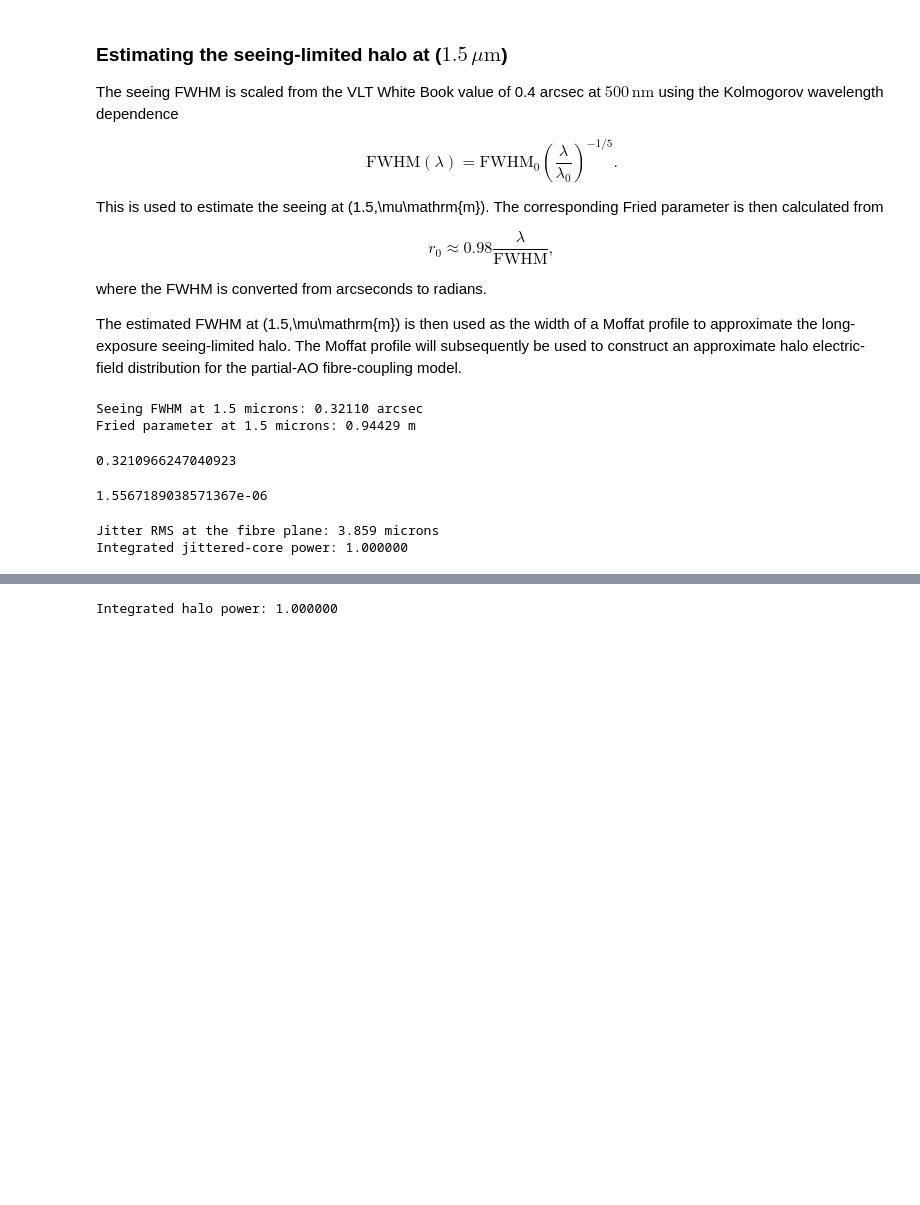
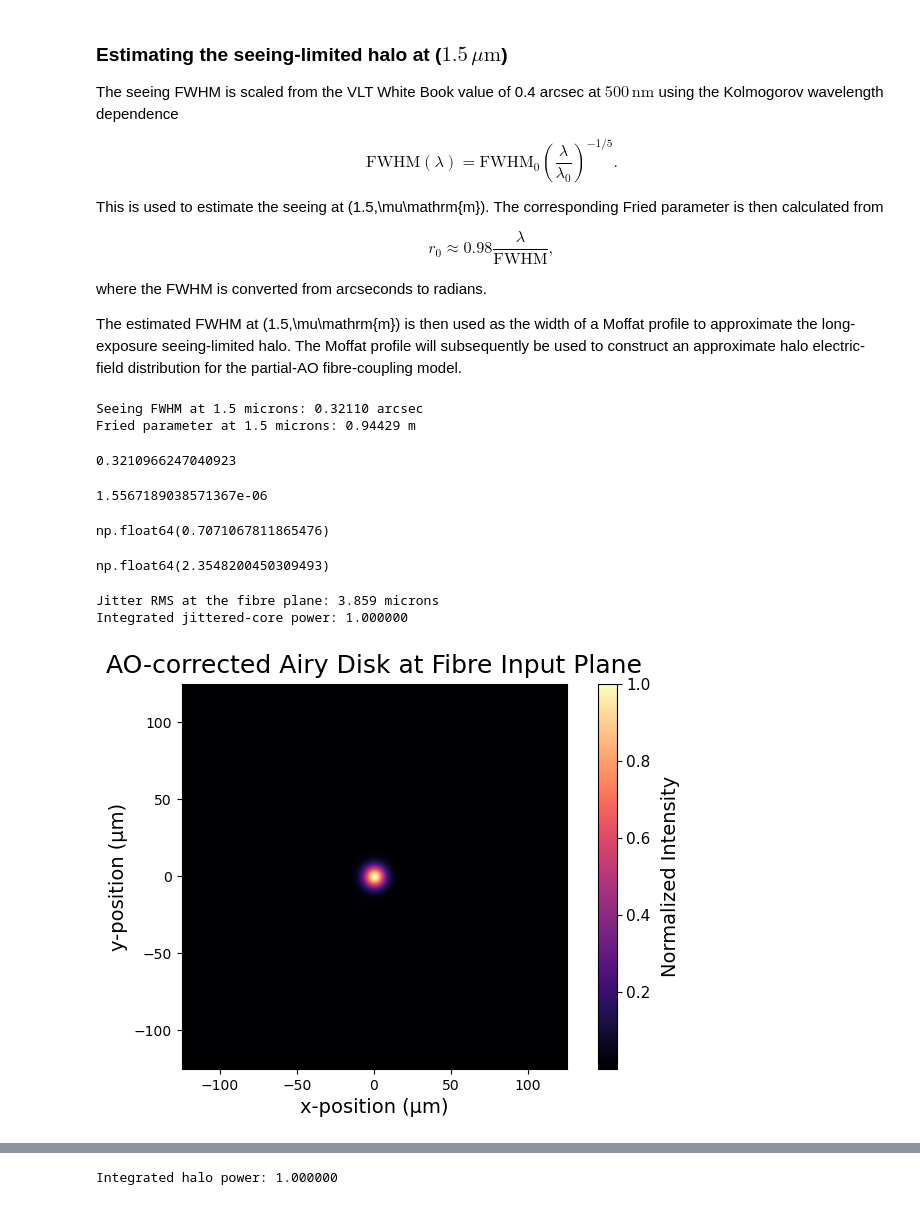
Before and after one commit to TongyueLiu/OH-Suppression-MRes-Project, a Jupyter notebook: notebooks/estimate_AO_system_throughput.ipynb, the cells around one changed output, grey strips where cells are left out. Cells and saved outputs as stored; diff of their text form; code cells hidden in the pictures; blank space fills up the shorter version.

```diff
--- a/notebooks/estimate_AO_system_throughput.ipynb
+++ b/notebooks/estimate_AO_system_throughput.ipynb
@@ -365,3 +443,11 @@ def gaussian_jitter_kernel_2d(x, y, jitter_rms_mas, F_eff, D_tel):
+# %%
+np.sqrt(1/2)
+# %% [output]
+np.float64(0.7071067811865476)
+# %%
+np.sqrt(2* np.log(2))*2
+# %% [output]
+np.float64(2.3548200450309493)
 # %%
 # Convolve the airy intensity with the jitter Gaussian kernel
 
@@ -443,3 +529,19 @@ dy = y[1, 0] - y[0, 0]
 I_core_jittered = fftconvolve(I_airy_norm, jitter_kernel, mode='same') * dx * dy
 
 I_core_jittered_norm = normalize_intensity_2d(I_core_jittered, x, y)
+# %%
+plt.figure(figsize=(8, 5))
+plt.imshow(I_core_jittered_norm / I_core_jittered_norm.max(), cmap='magma', extent=(x.min()*1e6, x.max()*1e6, y.min()*1e6, y.max()*1e6))
+plt.xlabel("x-position (μm)", fontsize=14)
+plt.ylabel("y-position (μm)", fontsize=14)
+# plt.ylabel("Halo intensity (normalized to unit integrated power)")
+plt.title("AO-corrected Airy Disk at Fibre Input Plane", fontsize=18, pad=8) # move the title higher to avoid overlap with the colorbar
+
+# plt.colorbar(label="Normalized Halo Intensity") # fontsize=14
+cbar = plt.colorbar()
+cbar.set_label("Normalized Intensity", fontsize=14, labelpad=7) # move the colorbar label away from the colorbar
+cbar.ax.tick_params(labelsize=11)  # Set colorbar tick label size
+# plt.grid(alpha=0.3)
+# plt.show()
+# %% [output]
+[figure, added]
```
Also changed, not shown: parts of 44 cells of this notebook, 2 other files.
